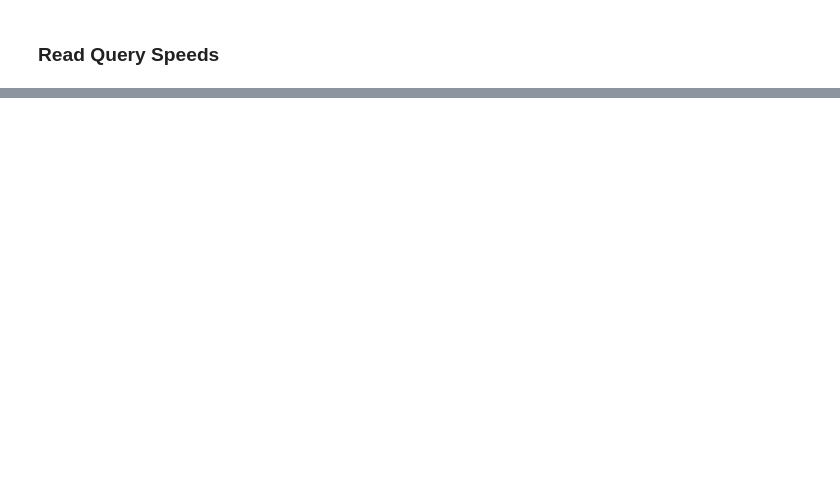
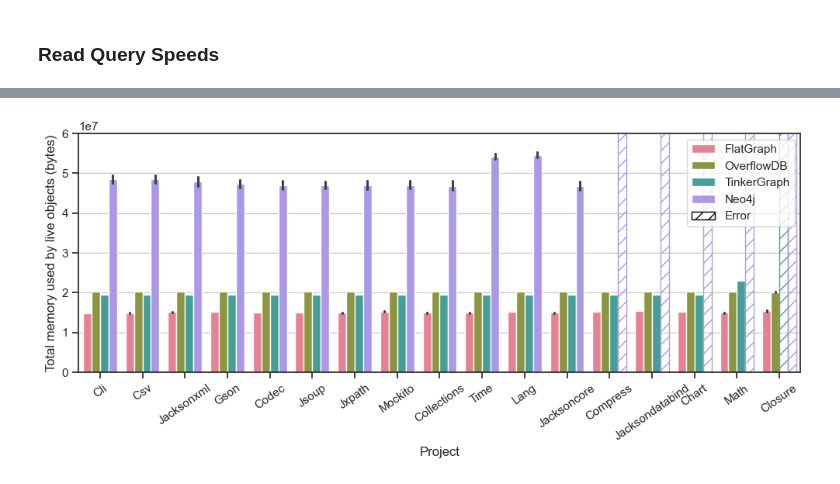
Before and after one commit to plume-oss/benchmarking, a Jupyter notebook: read_write_performance_plots.ipynb, the cells around one changed output, grey strips where cells are left out. Cells and saved outputs as stored; diff of their text form; code cells hidden in the pictures; blank space fills up the shorter version.

```diff
--- a/read_write_performance_plots.ipynb
+++ b/read_write_performance_plots.ipynb
@@ -486,7 +486,7 @@ sns.set(style="whitegrid")
 sns.barplot(x="Project", y="Score", hue="Database", data=df, ax=ax1, palette=palette, order=projects,
             hue_order=databases)
 
-y_limit = 51_000_000
+y_limit = 60_000_000
 # Set labels and title for the first y-axis
 ax1.set_xlabel('Project')
 y_label_unit = df["Unit"].iloc[0]
@@ -500,32 +500,34 @@ for i, patch in enumerate(ax1.patches):
     # Log errors as hatch
     h = int(patch.get_height())
     if h == int(EXCEPTION):
         original_color = patch.get_facecolor()
         patch.set_hatch('//')
         patch.set_facecolor('none')
         patch.set_edgecolor(original_color)
     elif patch.get_height() >= y_limit:
         # Print labels for those that exceed ylim
         yval = patch.get_height()
         ax1.text(
             patch.get_x() + patch.get_width() / 2,  # X position of the text
             min(yval, ax1.get_ylim()[1]) - 0.1,  # Y position of the text
             f'{yval:.1f}',  # Text label (value of the bar)
             ha='center',  # Horizontal alignment of the text
             va='top',  # Vertical alignment
             color='black',  # Color of the text
             fontsize=10,  # Font size
             rotation=45
         )
 
-plt.xticks(rotation=30)
+plt.xticks(rotation=35)
 
 handles, labels = plt.gca().get_legend_handles_labels()
 
 # Add the custom entry
 handles.append(Patch(facecolor='white', edgecolor='black', hatch='//', label='Error'))
 plt.legend(handles=handles, loc='best')
 
 # Show the plot
-plt.savefig("rq2-mem.pdf", format='pdf', bbox_inches='tight')
+plt.savefig("memory.pdf", format='pdf', bbox_inches='tight')
 plt.show()
+# %% [output]
+[figure, added]
```
Also changed, not shown: parts of 4 cells of this notebook.
